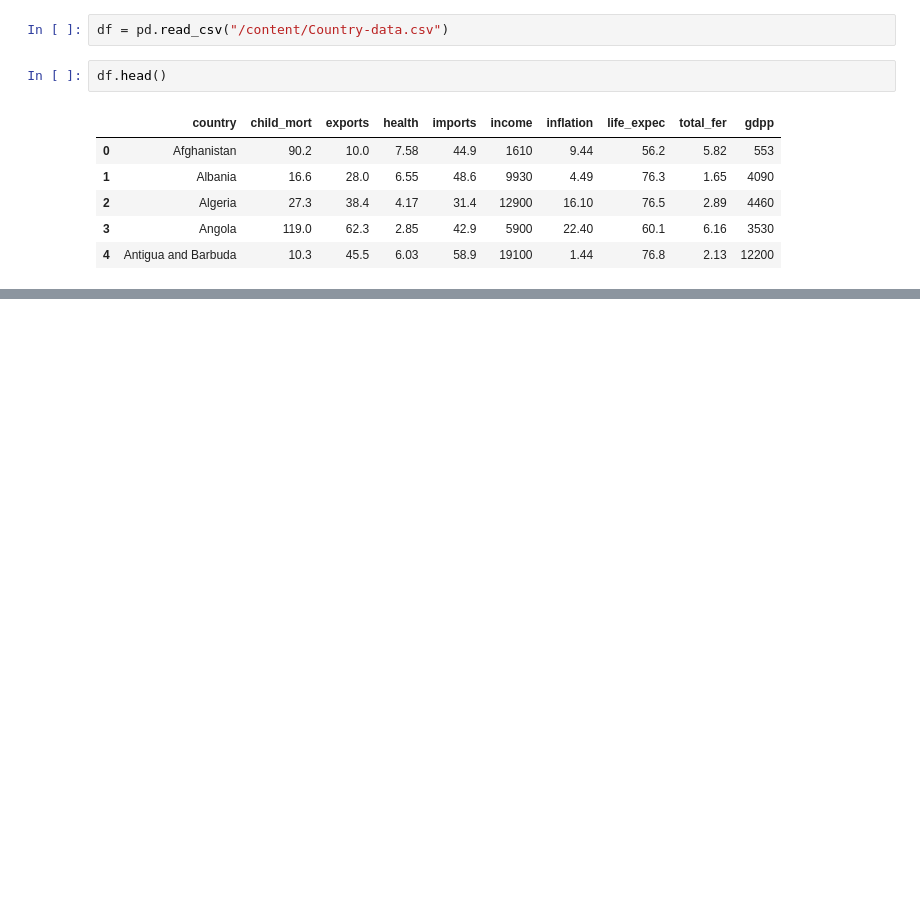
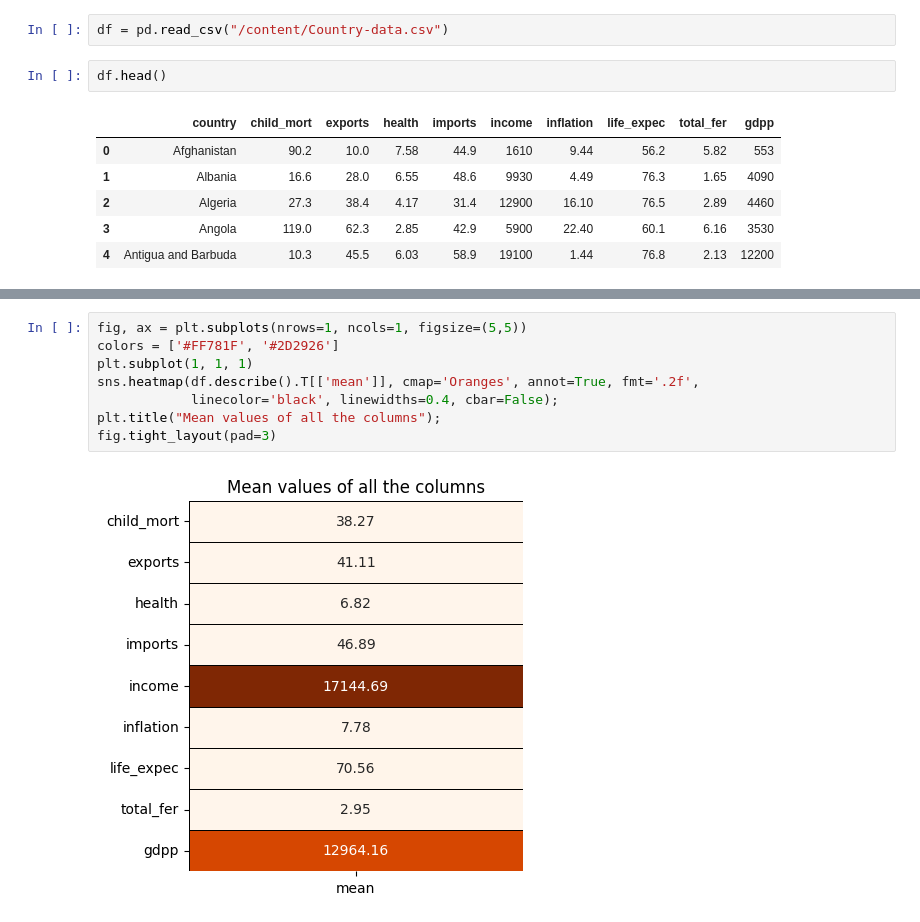
Before and after one commit to rizz045/Country-Data-Exploration-and-Preediction--Unsupervised-learning-, a Jupyter notebook: Country_Data_Exploration_and_Prediction.ipynb, the cells around one changed output, grey strips where cells are left out. Saved outputs shown, nothing was run; the diff lists cells and outputs as text; blank space fills up the shorter version.

```diff
--- a/Country_Data_Exploration_and_Prediction.ipynb
+++ b/Country_Data_Exploration_and_Prediction.ipynb
@@ -28,0 +94,10 @@ df.head()
+# %%
+fig, ax = plt.subplots(nrows=1, ncols=1, figsize=(5,5))
+colors = ['#FF781F', '#2D2926']
+plt.subplot(1, 1, 1)
+sns.heatmap(df.describe().T[['mean']], cmap='Oranges', annot=True, fmt='.2f',
+            linecolor='black', linewidths=0.4, cbar=False);
+plt.title("Mean values of all the columns");
+fig.tight_layout(pad=3)
+# %% [output]
+[figure, added]
```
Also changed, not shown: parts of 6 cells of this notebook.
